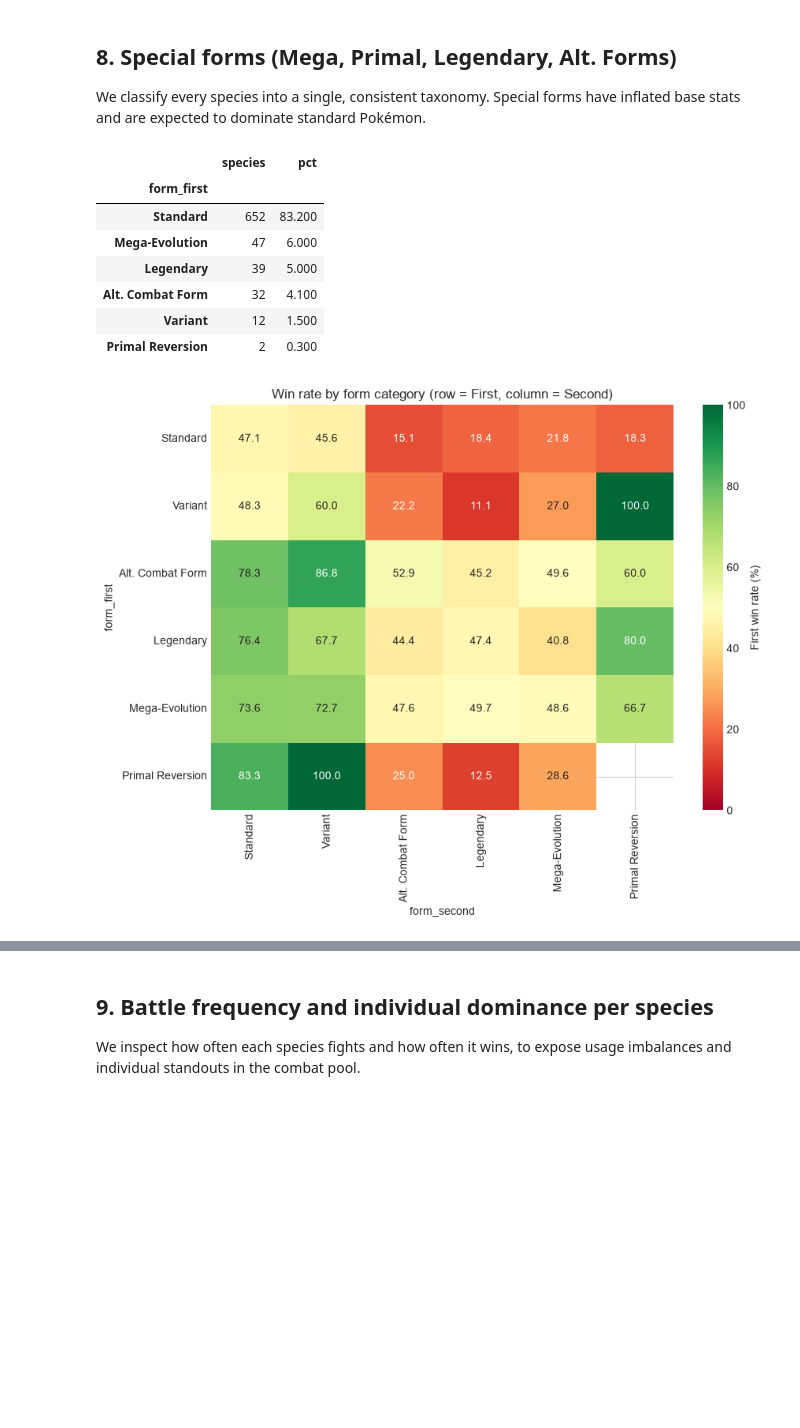
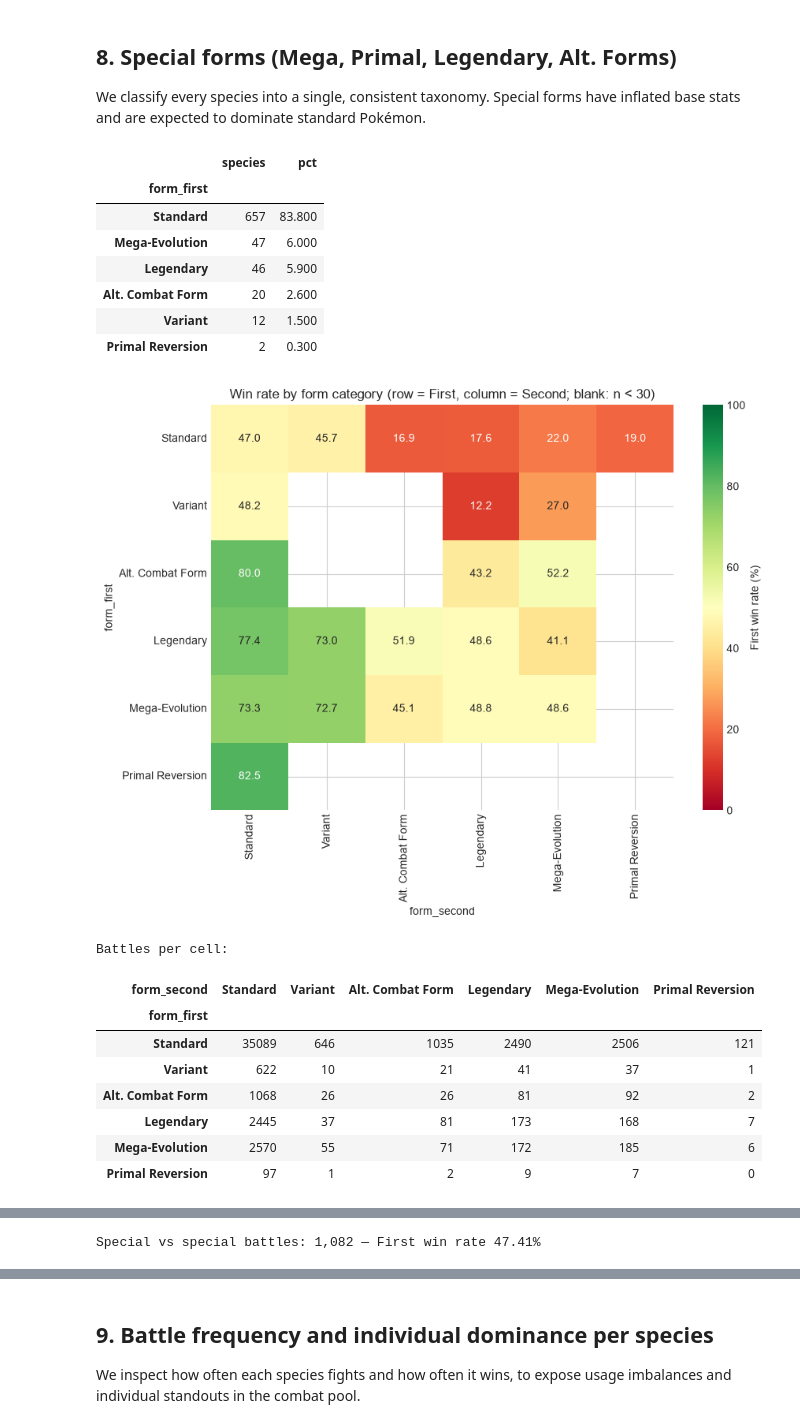
Before and after one commit to errodd/pokemon_battle_winner_predictor, a Jupyter notebook: notebooks/01_eda_pokemon.ipynb, the cells around one changed output, grey strips where cells are left out. Cells and saved outputs as stored; diff of their text form; code cells hidden in the pictures; blank space fills up the shorter version.

```diff
--- a/notebooks/01_eda_pokemon.ipynb
+++ b/notebooks/01_eda_pokemon.ipynb
@@ -526,29 +720,60 @@ stats and are expected to dominate standard Pokémon.
 df["form_first"] = df.apply(lambda r: classify_form(r["Name_first"], r["Legendary_first"]), axis=1)
 df["form_second"] = df.apply(lambda r: classify_form(r["Name_second"], r["Legendary_second"]), axis=1)
 
-species = df[["Name_first", "form_first"]].drop_duplicates("Name_first")
-species["form_first"].value_counts().to_frame("species").assign(
-    pct=lambda x: (x["species"] / len(species) * 100).round(1))
+species_forms = df[["Name_first", "form_first"]].drop_duplicates("Name_first")
+species_forms["form_first"].value_counts().to_frame("species").assign(
+    pct=lambda x: (x["species"] / len(species_forms) * 100).round(1))
 # %% [output]
 |  | species | pct |
 | form_first |  |  |
-| Standard | 652 | 83.200 |
+| Standard | 657 | 83.800 |
 | Mega-Evolution | 47 | 6.000 |
-| Legendary | 39 | 5.000 |
-| Alt. Combat Form | 32 | 4.100 |
+| Legendary | 46 | 5.900 |
+| Alt. Combat Form | 20 | 2.600 |
 | Variant | 12 | 1.500 |
 | Primal Reversion | 2 | 0.300 |
 # %%
-# 8.2 Cross-permutation win-rate heatmap
+# 8.2 Cross-permutation win-rate heatmap (cells with fewer than 30 battles are hidden)
 order = ["Standard", "Variant", "Alt. Combat Form", "Legendary", "Mega-Evolution", "Primal Reversion"]
 hm = pd.crosstab(df["form_first"], df["form_second"], values=df["Target_First_Wins"], aggfunc="mean") \
     .reindex(index=order, columns=order) * 100
+hm_n = pd.crosstab(df["form_first"], df["form_second"]).reindex(index=order, columns=order).fillna(0).astype(int)
 
 fig, ax = plt.subplots(figsize=(9, 7))
-sns.heatmap(hm, annot=True, fmt=".1f", cmap="RdYlGn", vmin=0, vmax=100,
+sns.heatmap(hm, mask=hm_n < 30, annot=True, fmt=".1f", cmap="RdYlGn", vmin=0, vmax=100,
             cbar_kws={"label": "First win rate (%)"}, ax=ax)
-ax.set(title="Win rate by form category (row = First, column = Second)")
+ax.set(title="Win rate by form category (row = First, column = Second; blank: n < 30)")
 plt.tight_layout()
 plt.show()
+print("Battles per cell:")
+display(hm_n)
+
+# Win rate of each category against Standard opponents, pooling both positions,
+# and the mean base-stat gap of the category with respect to Standard species
+species["form"] = [classify_form(n, l) for n, l in zip(species["Name"], species["Legendary"])]
+std_total = species.loc[species["form"] == "Standard", "Total"].mean()
+rows = []
+for cat in order[1:]:
+    as_first = df[(df["form_first"] == cat) & (df["form_second"] == "Standard")]
+    as_second = df[(df["form_second"] == cat) & (df["form_first"] == "Standard")]
+    wins = as_first["Target_First_Wins"].sum() + (1 - as_second["Target_First_Wins"]).sum()
+    rows.append({"Category": cat, "Battles vs Standard": len(as_first) + len(as_second),
+                 "Win rate vs Standard (%)": wins / (len(as_first) + len(as_second)) * 100,
+                 "Mean Total gap vs Standard": species.loc[species["form"] == cat, "Total"].mean() - std_total,
+                 "Counted as special": cat in SPECIAL_FORM_CATEGORIES})
+display(pd.DataFrame(rows).set_index("Category").round(1))
+
+both_special = df["form_first"].isin(SPECIAL_FORM_CATEGORIES) & df["form_second"].isin(SPECIAL_FORM_CATEGORIES)
+print(f"Special vs special battles: {both_special.sum():,} — First win rate "
+      f"{df.loc[both_special, 'Target_First_Wins'].mean()*100:.2f}%")
 # %% [output]
-[figure, old version]
+[figure, new version]
+Battles per cell:
+| form_second | Standard | Variant | Alt. Combat Form | Legendary | Mega-Evolution | Primal Reversion |
+| form_first |  |  |  |  |  |  |
+| Standard | 35089 | 646 | 1035 | 2490 | 2506 | 121 |
+| Variant | 622 | 10 | 21 | 41 | 37 | 1 |
+| Alt. Combat Form | 1068 | 26 | 26 | 81 | 92 | 2 |
+| Legendary | 2445 | 37 | 81 | 173 | 168 | 7 |
+| Mega-Evolution | 2570 | 55 | 71 | 172 | 185 | 6 |
+| Primal Reversion | 97 | 1 | 2 | 9 | 7 | 0 |
@@ -555,3 +787,4 @@ plt.show()
+Special vs special battles: 1,082 — First win rate 47.41%
 # %% [markdown]
 ### Special-form findings
 
```
Also changed, not shown: parts of 32 cells of this notebook.
